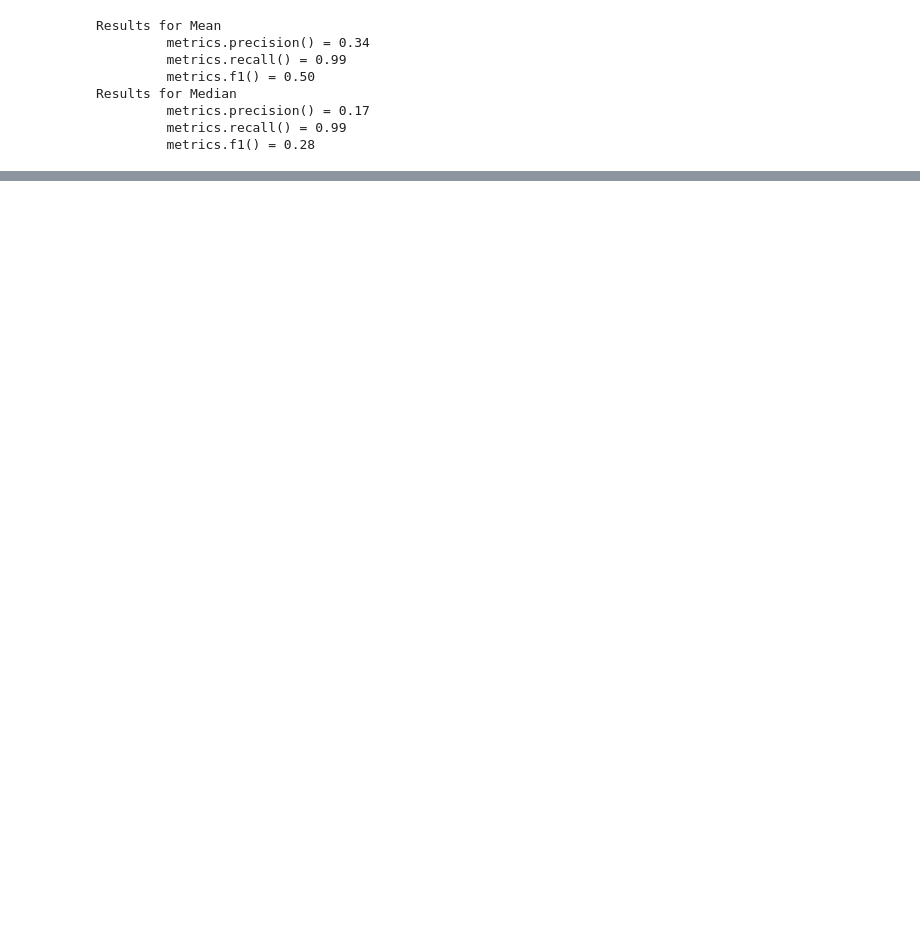
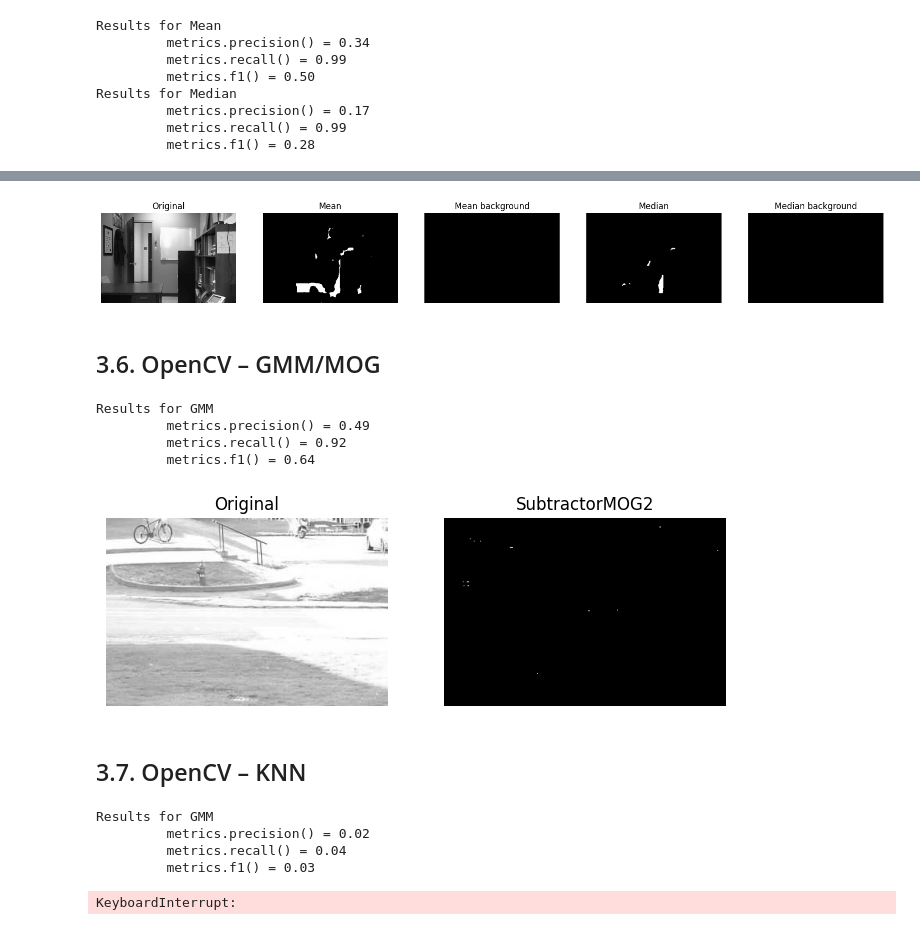
Before and after one commit to marcinwolder/zaawansowane-algorytmy-wizyjne, a Jupyter notebook: lab03/lab03.ipynb, the cells around one changed output, grey strips where cells are left out. Saved outputs shown, nothing was run; the diff lists cells and outputs as text; code cells hidden in the pictures; blank space fills up the shorter version.

```diff
--- a/lab03/lab03.ipynb
+++ b/lab03/lab03.ipynb
@@ -467,0 +483,40 @@ show_sequence(results, 'gray', 1/250, titles=("Original", "Mean", "Mean backgrou
+# %%
+show_sequence(results, 'gray', 1/250, titles=("Original", "Mean", "Mean background", "Median", "Median background",))
+# %% [output]
+[figure, added]
+# %% [markdown]
+## 3.6. OpenCV – GMM/MOG
+# %%
+def pipeline_3_4(dataset: DataSet) -> tuple[Sequence[MatLike], ...]:
+    dataset_start, dataset_stop = load_roi(dataset)
+    dataset_sequence = load_img_sequence(dataset, cv2.IMREAD_GRAYSCALE)
+    dataset_sequence = dataset_sequence[dataset_start: dataset_stop+1]
+    dataset_groundtruth = load_img_sequence_results(dataset)
+    dataset_groundtruth = dataset_groundtruth[dataset_start: dataset_stop+1]
+
+    subtractor = cv2.createBackgroundSubtractorMOG2(detectShadows=False, history=500, varThreshold=40)
+
+    dataset_result = [subtractor.apply(img, learningRate=0.005) for img in dataset_sequence]
+
+    mean_metrics = Metrics.compare_sequences(dataset_result, dataset_groundtruth)
+
+    for method, metrics in zip(("GMM",), (mean_metrics,), strict=True):
+        print(f"Results for {method}")
+        print(f"\t {metrics.precision() = :.2f}")
+        print(f"\t {metrics.recall() = :.2f}")
+        print(f"\t {metrics.f1() = :.2f}")
+
+    return (dataset_sequence, dataset_result)
+# %%
+results = pipeline_3_4(DataSet.PEDESTRIAN)
+# %% [output]
+Results for GMM
+         metrics.precision() = 0.49
+         metrics.recall() = 0.92
+         metrics.f1() = 0.64
+# %%
+show_sequence(results, 'gray', 1/250, titles=("Original", "SubtractorMOG2",))
+# %% [output]
+[figure, added]
+# %% [markdown]
+## 3.7. OpenCV – KNN
@@ -467,0 +544,11 @@ show_sequence(results, 'gray', 1/250, titles=("Original", "Mean", "Mean backgrou
+# %%
+results = pipeline_3_5(DataSet.PEDESTRIAN)
+# %% [output]
+Results for GMM
+         metrics.precision() = 0.02
+         metrics.recall() = 0.04
+         metrics.f1() = 0.03
+# %%
+show_sequence(results, 'gray', 1/250, titles=("Original", "BackgroundSubtractorKNN",))
+# %% [output]
+KeyboardInterrupt:
```
Also changed, not shown: parts of 9 cells of this notebook.
